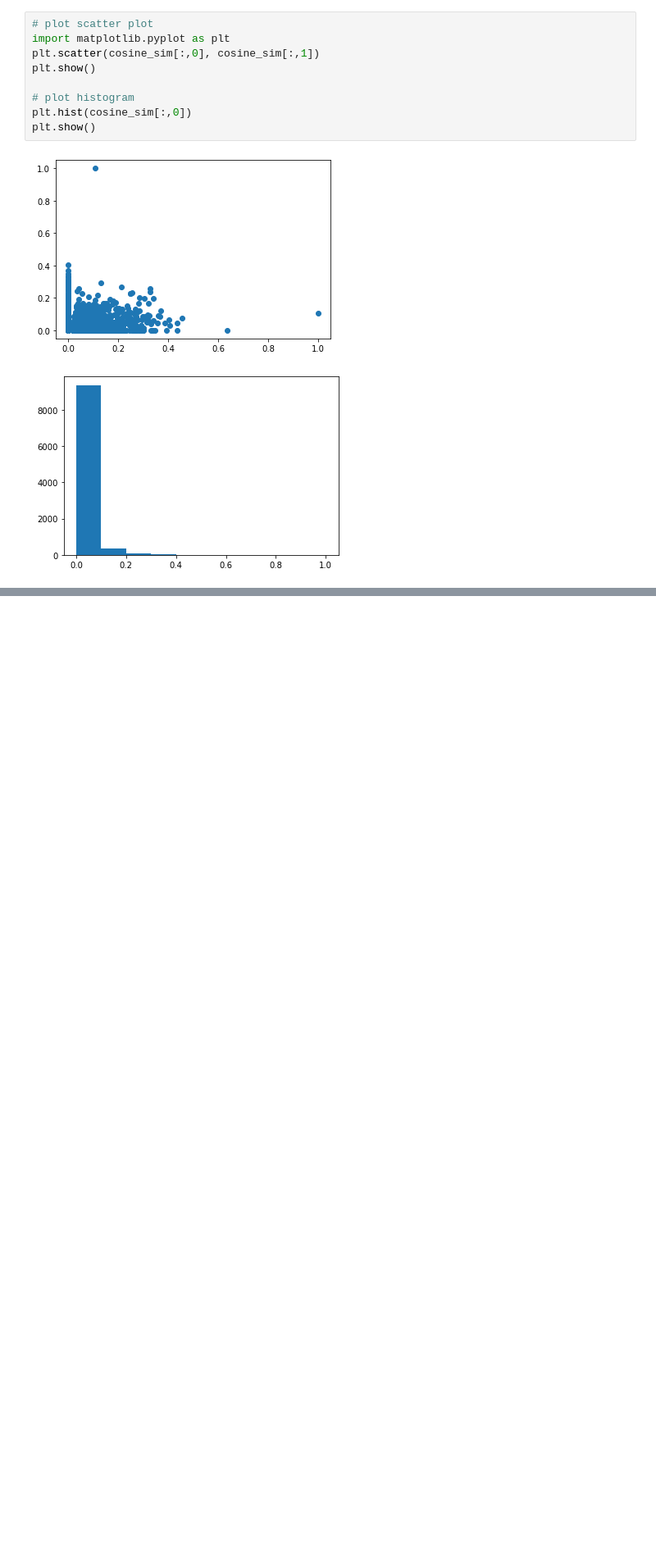
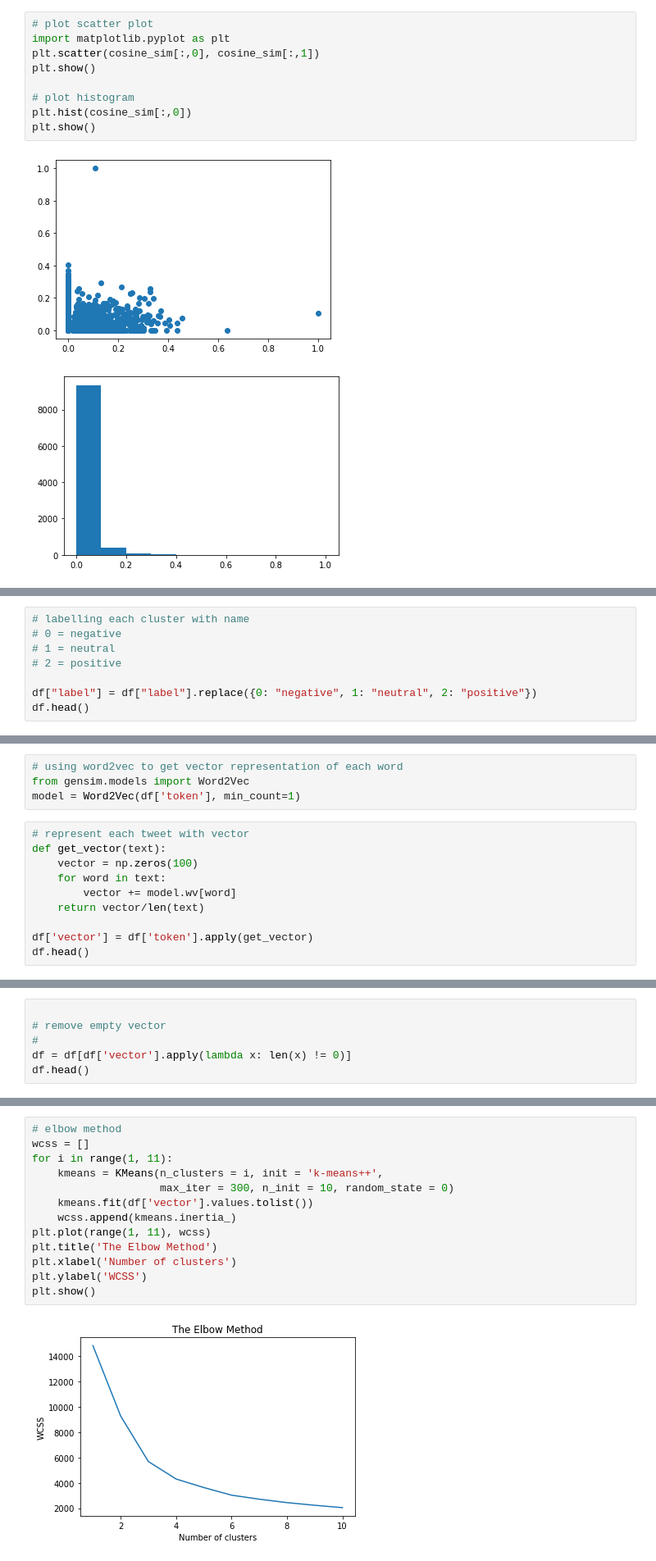
Before and after one commit to AkhmadRamadani/collegemenfess-emotion, a Jupyter notebook: uas.ipynb, the cells around one changed output, grey strips where cells are left out. Shown at 82% size. Cells and saved outputs as stored; diff of their text form; blank space fills up the shorter version.

Commit message:
try to using Word2Vec

```diff
--- a/uas.ipynb
+++ b/uas.ipynb
@@ -215,0 +236,8 @@ plt.show()
+# %%
+# labelling each cluster with name
+# 0 = negative
+# 1 = neutral
+# 2 = positive
+
+df["label"] = df["label"].replace({0: "negative", 1: "neutral", 2: "positive"})
+df.head()
@@ -215,0 +282,14 @@ plt.show()
+# %%
+# using word2vec to get vector representation of each word
+from gensim.models import Word2Vec
+model = Word2Vec(df['token'], min_count=1)
+# %%
+# represent each tweet with vector
+def get_vector(text):
+    vector = np.zeros(100)
+    for word in text:
+        vector += model.wv[word]
+    return vector/len(text)
+
+df['vector'] = df['token'].apply(get_vector)
+df.head()
@@ -215,0 +303,6 @@ plt.show()
+# %%
+
+# remove empty vector
+#
+df = df[df['vector'].apply(lambda x: len(x) != 0)]
+df.head()
@@ -215,0 +316,15 @@ plt.show()
+# %%
+# elbow method
+wcss = []
+for i in range(1, 11):
+    kmeans = KMeans(n_clusters = i, init = 'k-means++',
+                    max_iter = 300, n_init = 10, random_state = 0)
+    kmeans.fit(df['vector'].values.tolist())
+    wcss.append(kmeans.inertia_)
+plt.plot(range(1, 11), wcss)
+plt.title('The Elbow Method')
+plt.xlabel('Number of clusters')
+plt.ylabel('WCSS')
+plt.show()
+# %% [output]
+[figure, added]
```
Also changed, not shown: parts of 17 cells of this notebook.
